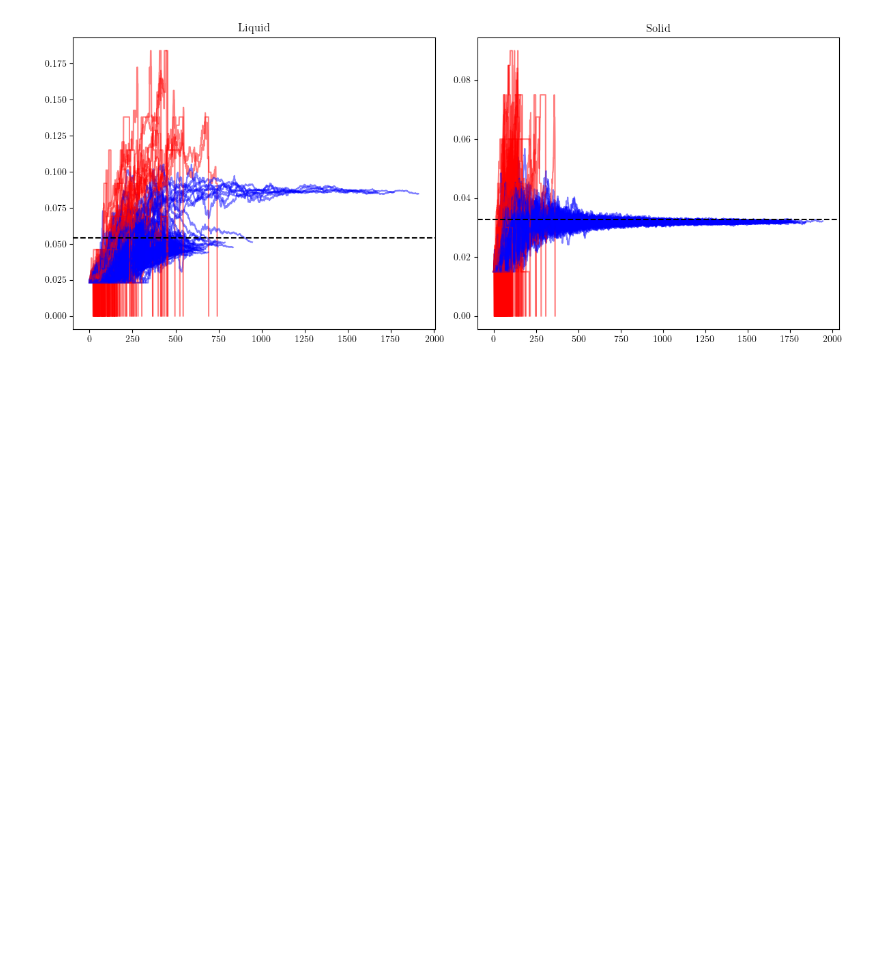
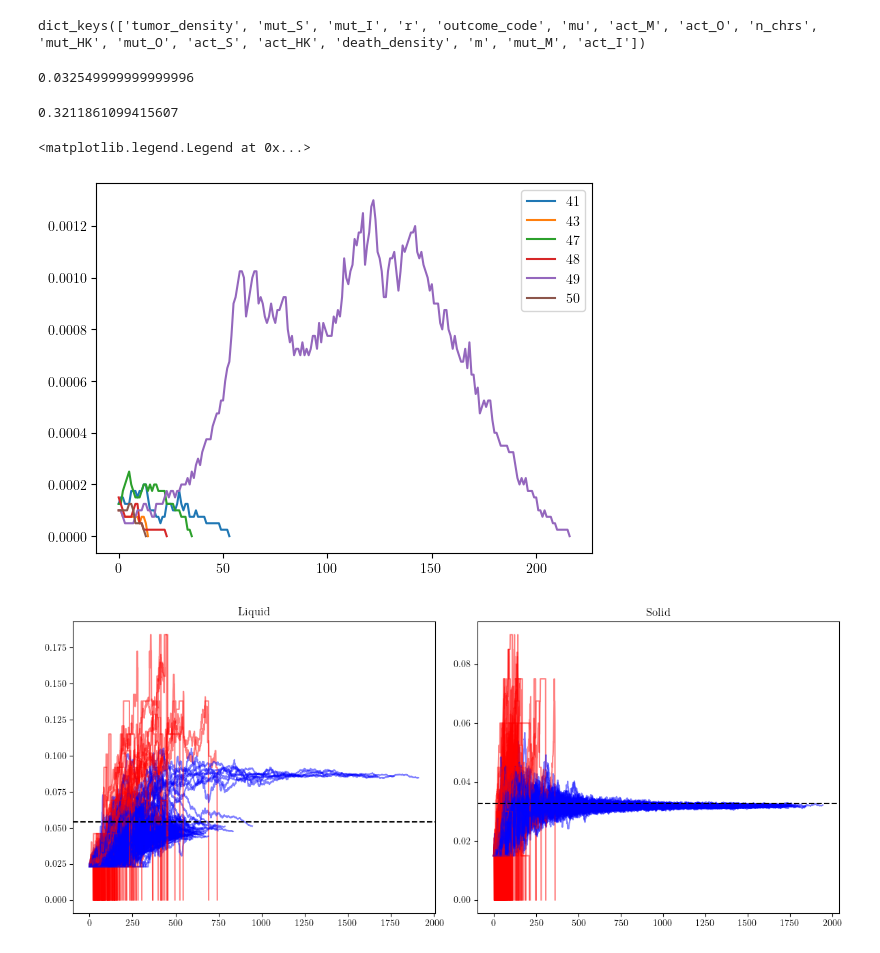
Before and after one commit to francescozambelli/CancerEvo, a Jupyter notebook: notebooks/analysis.ipynb, the cells around one changed output. Saved outputs shown, nothing was run; the diff lists cells and outputs as text; code cells hidden in the pictures; blank space fills up the shorter version.

```diff
--- a/notebooks/analysis.ipynb
+++ b/notebooks/analysis.ipynb
@@ -105,6 +105,28 @@ def plot_stats_elementwise(x, ax, label="", color="C0", lw=3, alpha=0.3):
 
     ax.plot(np.arange(len(means)), means, color=color, lw=lw, label=label)
     ax.fill_between(np.arange(len(means)) ,stds[:,0], stds[:,1], color=color, alpha=alpha)
+# %%
+ens = load_ensemble("ensemble_results")
+# %%
+ens[1][0].keys()
+# %% [output]
+dict_keys(['tumor_density', 'mut_S', 'mut_I', 'r', 'outcome_code', 'mu', 'act_M', 'act_O', 'n_chrs', 'mut_HK', 'mut_O', 'act_S', 'act_HK', 'death_density', 'm', 'mut_M', 'act_I'])
+# %%
+2.17*0.015
+# %% [output]
+0.032549999999999996
+# %%
+1-(1-0.038)**10
+# %% [output]
+0.3211861099415607
+# %%
+for i in range(40,50):
+    if ens[1][i]['outcome_code']==0:
+        plt.plot(ens[1][i]['tumor_density'], label=str(i+1))
+plt.legend()
+# %% [output]
+<matplotlib.legend.Legend at 0x...>
+[figure, added]
 # %%
 data_l = load_all_ploidy_liquid()
 data_s = load_all_ploidy()
```
Also changed, not shown: parts of 1 cell of this notebook, 5 other files.
